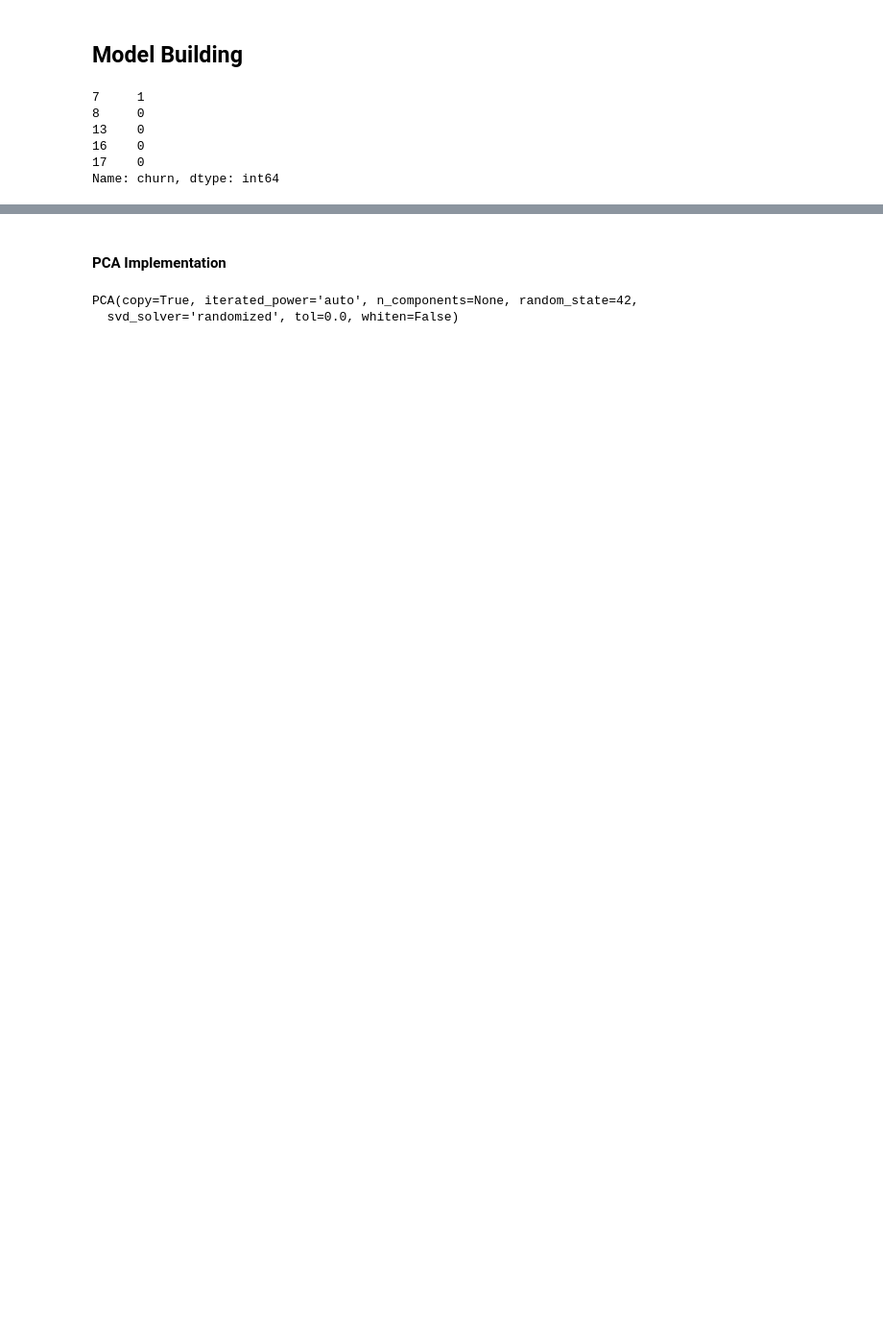
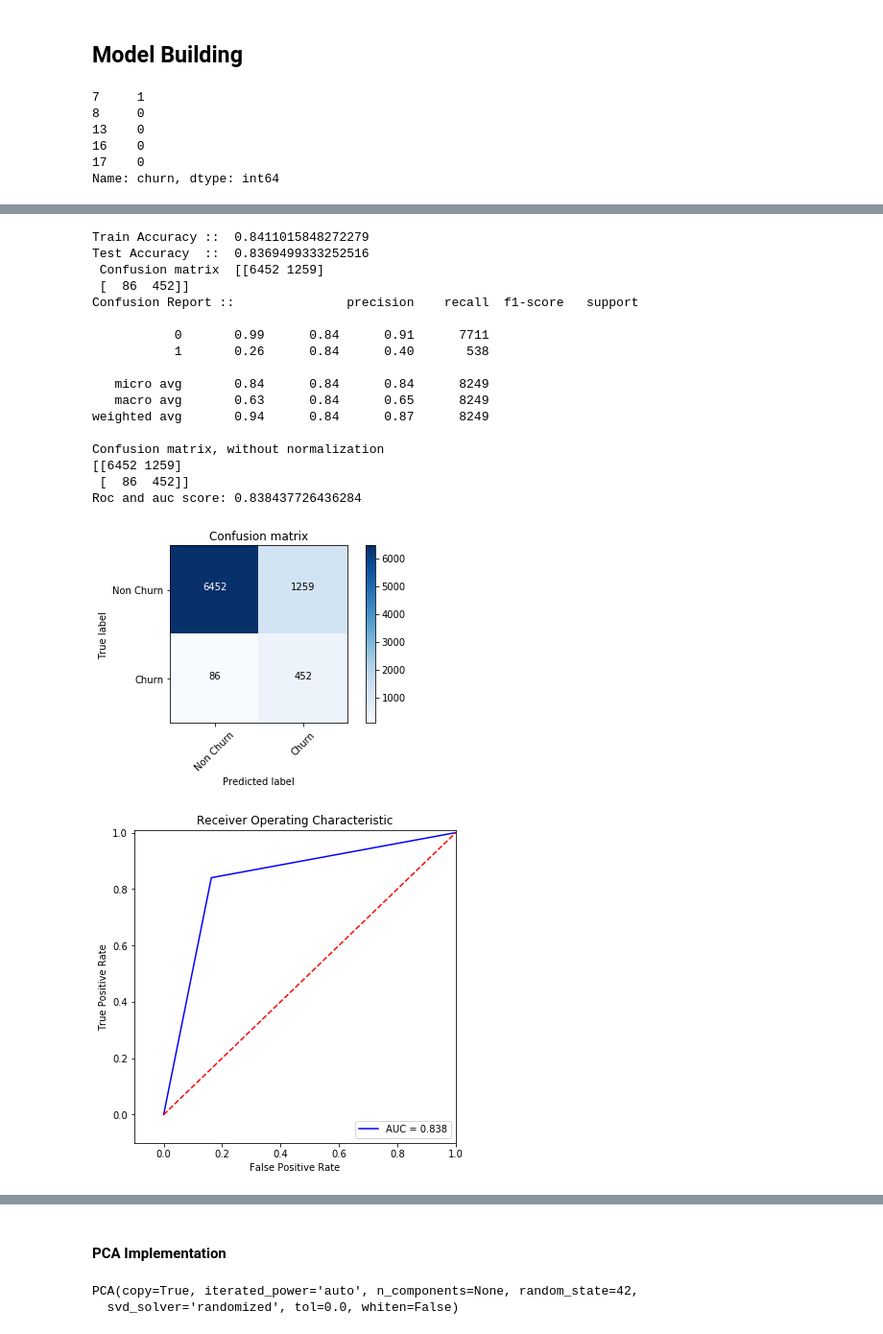
Before and after one commit to ykmanoj/Machine-Learning-Case-Study, a Jupyter notebook: Telcome_Churn/telcom-churn.ipynb, the cells around one changed output, grey strips where cells are left out. Shown at 96% size. Drawn from its saved outputs; the diff is of its cells as text; code cells hidden in the pictures; blank space fills up the shorter version.

```diff
--- a/Telcome_Churn/telcom-churn.ipynb
+++ b/Telcome_Churn/telcom-churn.ipynb
@@ -445,8 +560,31 @@ def draw_roc( actual, probs ):
 # %%
 #### RFE with Logistic Regression to select Important Features only
 logreg = LogisticRegression()
-rfe = RFE(logreg, n_features_to_select=60)             # running RFE with 60 variables as output
+rfe = RFE(logreg, n_features_to_select=40)             # running RFE with 60 variables as output
 rfe = rfe.fit(X_train_res,y_train_res)
+train_pred = rfe.predict(X_train_scaled)
+predictions = rfe.predict(X_test_scaled)
+modelEvaluationMatrix(y_train,y_test,train_pred,predictions)
+# %% [output]
+Train Accuracy ::  0.8411015848272279
+Test Accuracy  ::  0.8369499333252516
+ Confusion matrix  [[6452 1259]
+ [  86  452]]
+Confusion Report ::               precision    recall  f1-score   support
+
+           0       0.99      0.84      0.91      7711
+           1       0.26      0.84      0.40       538
+
+   micro avg       0.84      0.84      0.84      8249
+   macro avg       0.63      0.84      0.65      8249
+weighted avg       0.94      0.84      0.87      8249
+
+Confusion matrix, without normalization
+[[6452 1259]
+ [  86  452]]
+Roc and auc score: 0.838437726436284
+[figure, added]
+[figure, added]
 # %%
 print("Features sorted by their rank:")
 sorted(zip(map(lambda x: round(x, 4), rfe.ranking_), X_train.columns))
```
Also changed, not shown: parts of 37 cells of this notebook.
